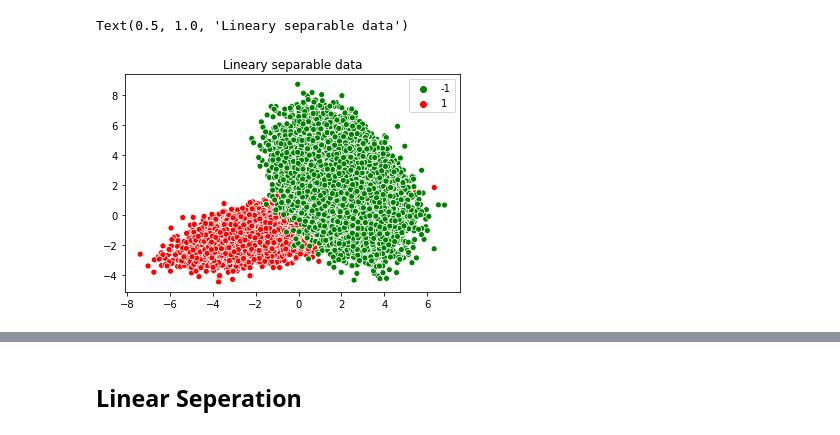
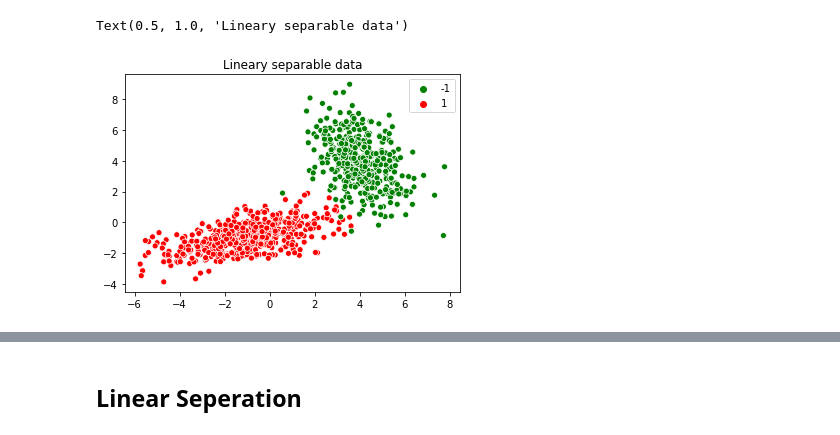
Before and after one commit to ramizouari/MachineLearning, a Jupyter notebook: svm/LinearSVM.ipynb, the cells around one changed output, grey strips where cells are left out. Cells and saved outputs as stored; diff of their text form; code cells hidden in the pictures.

```diff
--- a/svm/LinearSVM.ipynb
+++ b/svm/LinearSVM.ipynb
@@ -8,14 +8,14 @@ from sklearn.model_selection import train_test_split
 import scipy
 import scipy.sparse as sparse
 # %%
-n1=13000
-n2=25000
-X=np.r_[np.random.multivariate_normal([-1,-1],[[3,1],[0,.5]],n1),np.random.multivariate_normal([2,2],[[1,0],[-1,3]],n2)]
+n1=500
+n2=400
+X=np.r_[np.random.multivariate_normal([-1,-1],[[3,1],[0,.5]],n1),np.random.multivariate_normal([4,4],[[1,0],[-1,3]],n2)]
 Y=np.array([(i<n1)*2-1 for i in range(n1+n2)])
 X_train,X_test,Y_train,Y_test=train_test_split(X,Y)
 fig,ax = plt.subplots()
 sns.scatterplot(x=X[:,0], y=X[:,1], hue=Y,ax=ax,palette=["g","r"]);
 ax.set_title("Lineary separable data")
 # %% [output]
 Text(0.5, 1.0, 'Lineary separable data')
-[figure, old version]
+[figure, new version]
```
Also changed, not shown: parts of 18 cells of this notebook, 3 other files.
